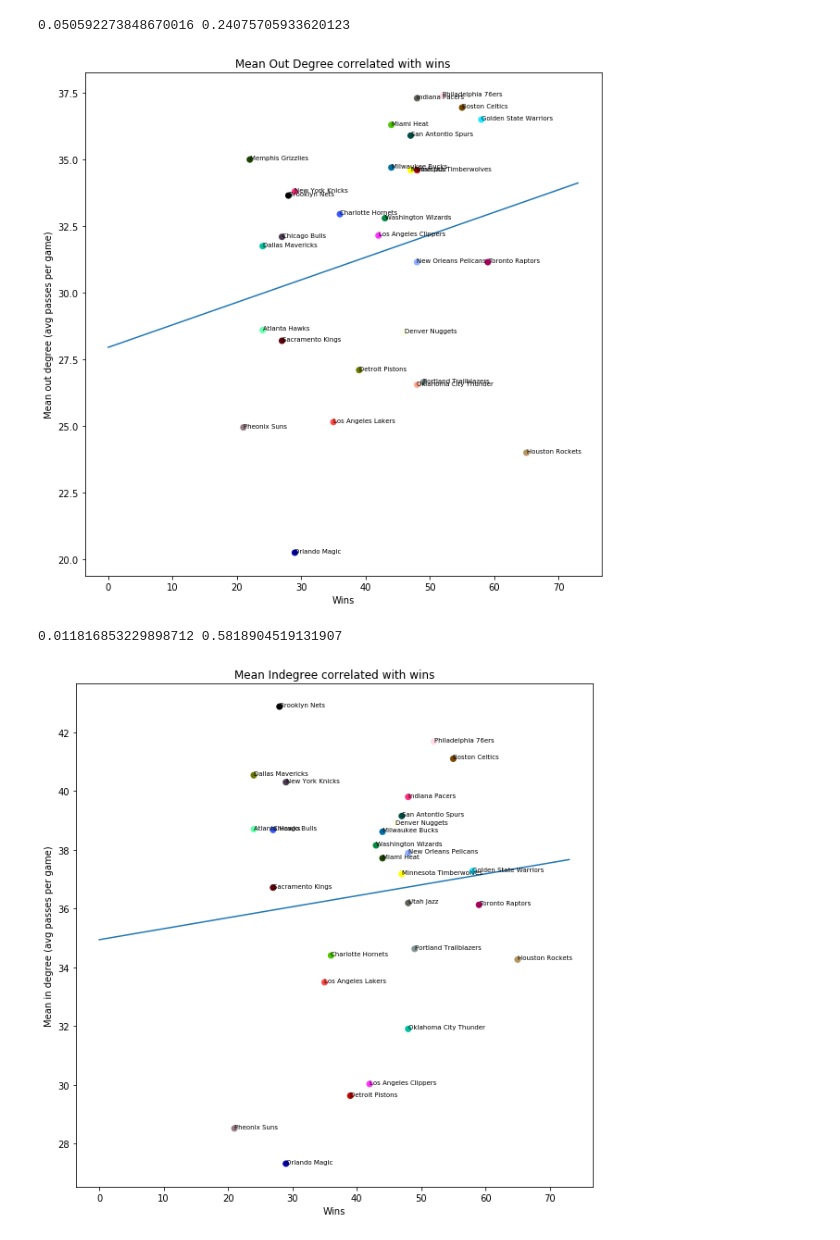
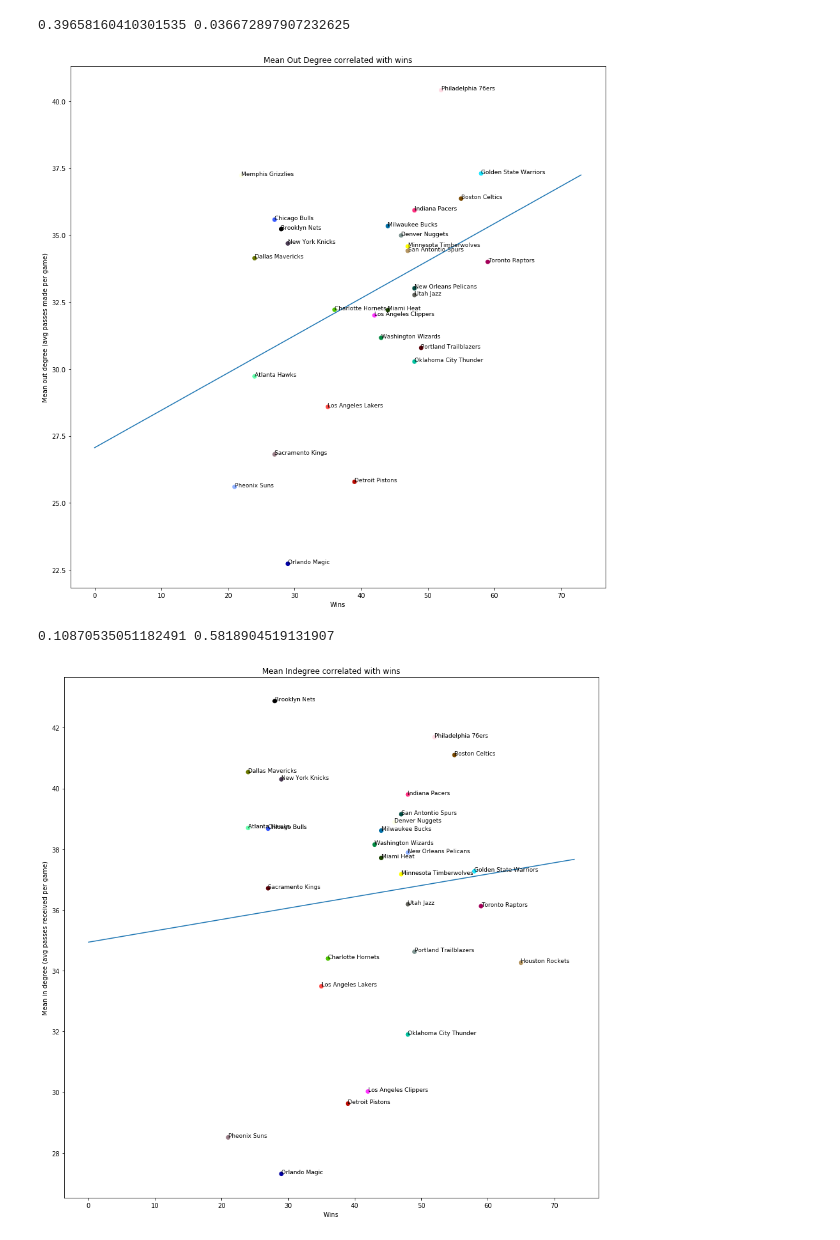
Before and after one commit to rrnarayan1/nba-passing-analysis, a Jupyter notebook: degree_counts_correlated_with_wins.ipynb, the cells around one changed output. Drawn from its saved outputs; the diff is of its cells as text; code cells hidden in the pictures.

Commit message:
add more notebooks, finalize graphs

```diff
--- a/degree_counts_correlated_with_wins.ipynb
+++ b/degree_counts_correlated_with_wins.ipynb
@@ -136,35 +134,36 @@ plt.show()
 # %%
 y = []
 x = []
-plt.figure(figsize=(10,10))
+plt.figure(figsize=(15,15))
 for team in franchises:
-    if (team == "Cleveland Cavaliers"):
+    if (team == "Cleveland Cavaliers" or team=="Houston Rockets"):
         continue
     out,inn = degrees_passing(franchises[team], None)
     xx = num_wins[team]
-    yy = np.median(list(out.values()))
+    yy = np.mean(list(out.values()))
     x.append(xx)
     y.append(yy)
-    plt.annotate(team,(xx,yy), fontsize=7)
+    plt.annotate(team,(xx,yy), fontsize=9)
 
 plt.scatter(x,y,c=colors)
 plt.title("Mean Out Degree correlated with wins")
 plt.xlabel("Wins")
-plt.ylabel("Mean out degree (avg passes per game)")
+plt.ylabel("Mean out degree (avg passes made per game)")
 
 b,m,r,p,_ = scipy.stats.linregress(x,y)
 y = np.poly1d([b,m])(np.arange(74))
-print(r*r,p)
+print(r,p)
 plt.plot(np.arange(74),y)
 
+plt.savefig("out/mean-out-win-corr.png")
 plt.show()
 # %% [output]
-0.050592273848670016 0.24075705933620123
+0.39658160410301535 0.036672897907232625
-[figure, old version]
+[figure, new version]
 # %%
 y = []
 x = []
-plt.figure(figsize=(10,10))
+plt.figure(figsize=(15,15))
 for team in franchises:
     if (team == "Memphis Grizzlies" or team == "Cleveland Cavaliers"):
         continue
@@ -173,17 +172,18 @@ for team in franchises:
     yy = np.mean(list(inn.values()))
     x.append(xx)
     y.append(yy)
-    plt.annotate(team,(xx,yy), fontsize=7)
+    plt.annotate(team,(xx,yy), fontsize=9)
 
 plt.scatter(x,y,c=colors)
 plt.title("Mean Indegree correlated with wins")
 plt.xlabel("Wins")
-plt.ylabel("Mean in degree (avg passes per game)")
+plt.ylabel("Mean in degree (avg passes received per game)")
 b,m,r,p,_ = scipy.stats.linregress(x,y)
 y = np.poly1d([b,m])(np.arange(74))
-print(r*r,p)
+print(r,p)
 plt.plot(np.arange(74),y)
+plt.savefig("out/mean-in-win-corr.png")
 plt.show()
 # %% [output]
-0.011816853229898712 0.5818904519131907
+0.10870535051182491 0.5818904519131907
-[figure, old version]
+[figure, new version]
```
Also changed, not shown: parts of 1 cell of this notebook, 8 other files.
